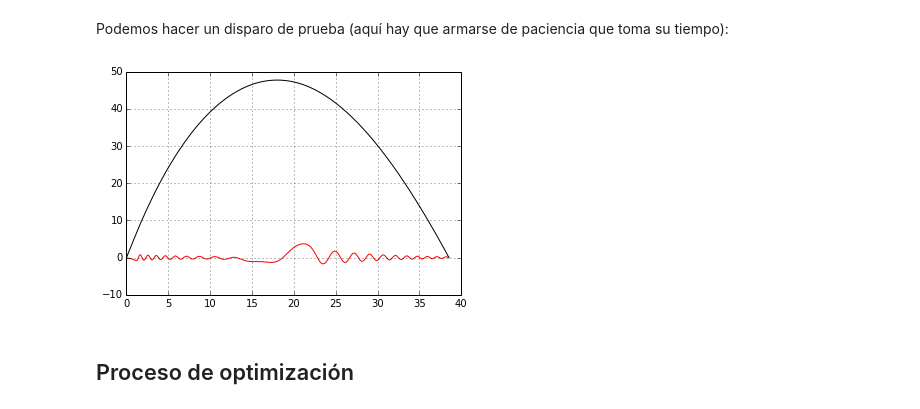
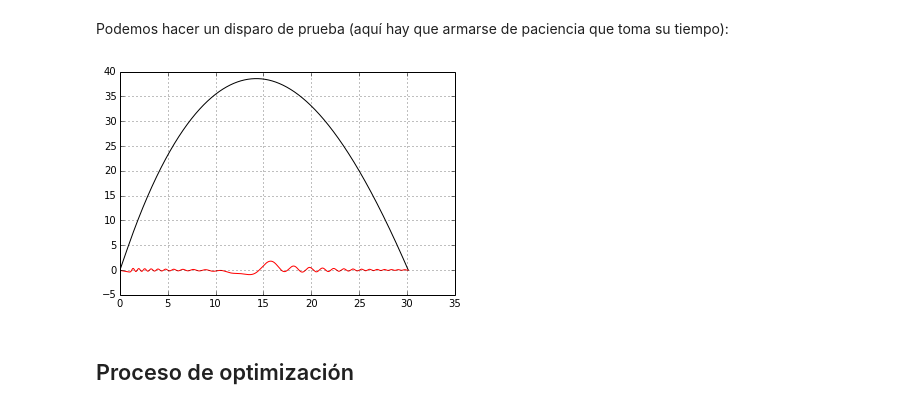
Before and after one commit to sanguinariojoe/gmv-rocket, a Jupyter notebook: main.ipynb, the cells around one changed output. Drawn from its saved outputs; the diff is of its cells as text; code cells hidden in the pictures.

```diff
--- a/main.ipynb
+++ b/main.ipynb
@@ -19,6 +19,7 @@ __L_WING__ = 0.025  # m
 __Z_FS__ = 0.15  # m
 __P__ = 7E5  # Pa
 __ANGLE__ = np.radians(80.0)
+__NU_PROP__ = 0.9
 # %% [markdown]
 Un cohete de agua no es más que una botella rellena parcialmente con agua, que se propulsa mediante aire comprimido. Se puede encontrar más información en la wikipedia:
 
@@ -475,8 +482,8 @@ class water(object):
         dudt += rho * (g - dUdt) * V
         dudt /= rho * np.pi * rz**2 * z
         # Time integration
-        self.z += dt * self.u + 0.5 * dt**2 * dudt
         self.u += dt * dudt
+        self.z += dt * self.u
         self.dudt = dudt
         if self.z < 0.0:
             self.z = 0.0
@@ -1103,13 +1110,13 @@ class solid(object):
         dWdt = Mg / I
 
         # Integrate in time
-        self.P += dt * self.U + 0.5 * dt**2 * dUdt
         self.U += dt * dUdt
-        dTheta = dt * self.W + 0.5 * dt**2 * dWdt
+        self.P += dt * self.U
+        self.W += dt * dWdt
+        dTheta = dt * self.W
         self.N = np.matrix([[np.cos(dTheta), -np.sin(dTheta)],
                             [np.sin(dTheta), np.cos(dTheta)]]).dot(self.N)
         self.N = np.asarray(self.N)[0]
-        self.W += dt * dWdt
         return dUdt
 # %% [markdown]
 De tal forma que nuestro cohete será finalmente un sólido rígido que cuenta con un propulsor, un casco, y un conjunto de alas:
@@ -1193,7 +1200,7 @@ class rocket(solid):
         z_F = []
         F.append(np.asarray((gt, gn)))
         z_F.append(z)
-        F.append(np.asarray((0.0, self.__p.getFprop())))
+        F.append(np.asarray((0.0, __NU_PROP__ * self.__p.getFprop())))
         z_F.append(z)
         F.append(np.asarray((self.__h.getL(alpha, U),
                              self.__h.getD(alpha, U))))
@@ -1221,7 +1228,7 @@ CD = np.asarray((0.023, 0.028, 0.033, 0.041))
 Cz = np.asarray((0.68, 0.91, 0.98, 1.1))
 hull_test = hull(hull_z, hull_r, alpha, CL, CD, Cz)
 
-z = (0.0, 0.003)
+z = (0.0, 0.01)
 r = (__L_WING__, __L_WING__)
 wing_z = np.asarray(z)
 wing_r = np.asarray(r)
@@ -1239,34 +1246,34 @@ wings_test.append(wing(wing_z, wing_r, alphao, CLo, CDo))
 wings_test.append(wing(wing_z, wing_r, alphao, 0.0 * CLo, CDo))
 wings_test.append(wing(wing_z, wing_r, alphao, 0.0 * CLo, CDo))
 
 # Generate the rocket
 mass = 5E-2
 L_cyl = 0.175
 cog = 0.8 * L_cyl
 I = mass * (L_cyl - cog)**2
 rocket_test = rocket(__ANGLE__, mass, I, cog, bottle_test, hull_test, wings_test)
 
 t = [0.0]
 x = [rocket_test.P[0]]
 z = [rocket_test.P[1]]
 a = [0.0]
 while rocket_test.P[1] > 0.0:
     if rocket_test.p.water.z > 0.0:
         dt = DT
     else:
         dt = DT_BIG
     rocket_test.update(DT)
     t.append(t[-1] + DT)
     x.append(rocket_test.P[0])
     z.append(rocket_test.P[1])
     a.append(rocket_test.alpha)
     if rocket_test.alpha > np.radians(10.0) or rocket_test.alpha < -np.radians(10.0):
         break
 plot(x, z, 'k-')
 plot(x, np.degrees(a), 'r-')
 grid()
 # %% [output]
-[figure, old version]
+[figure, new version]
 # %% [markdown]
 ## Proceso de optimización
 # %% [markdown]
```
Also changed, not shown: parts of 10 cells of this notebook, 1 other file.
